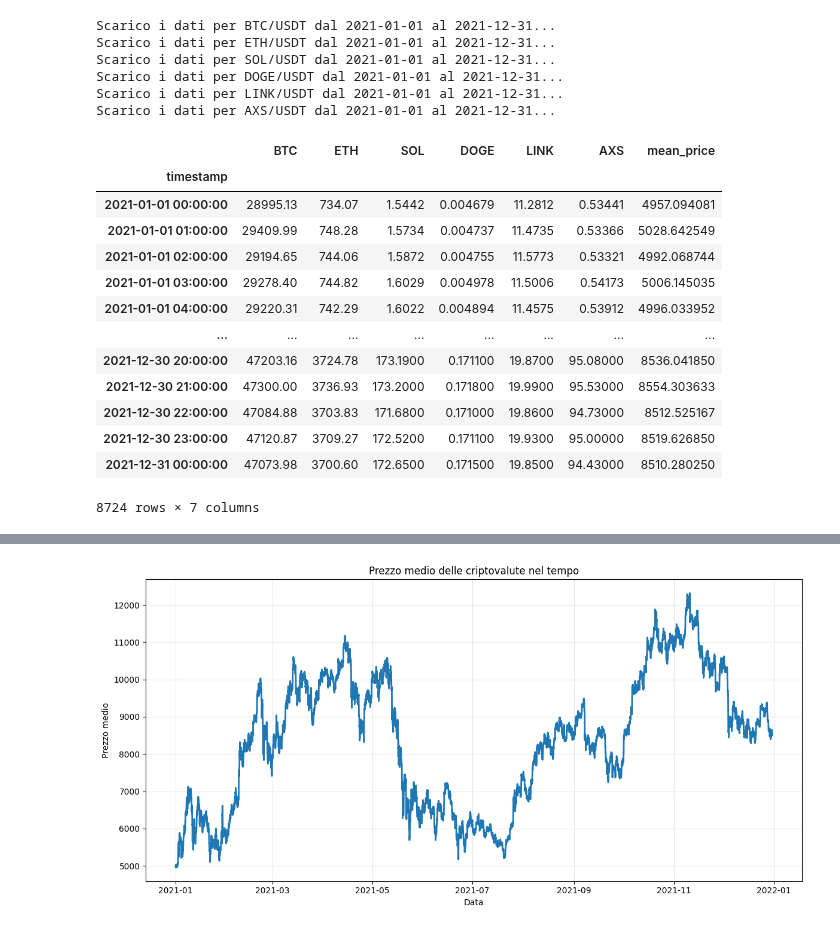
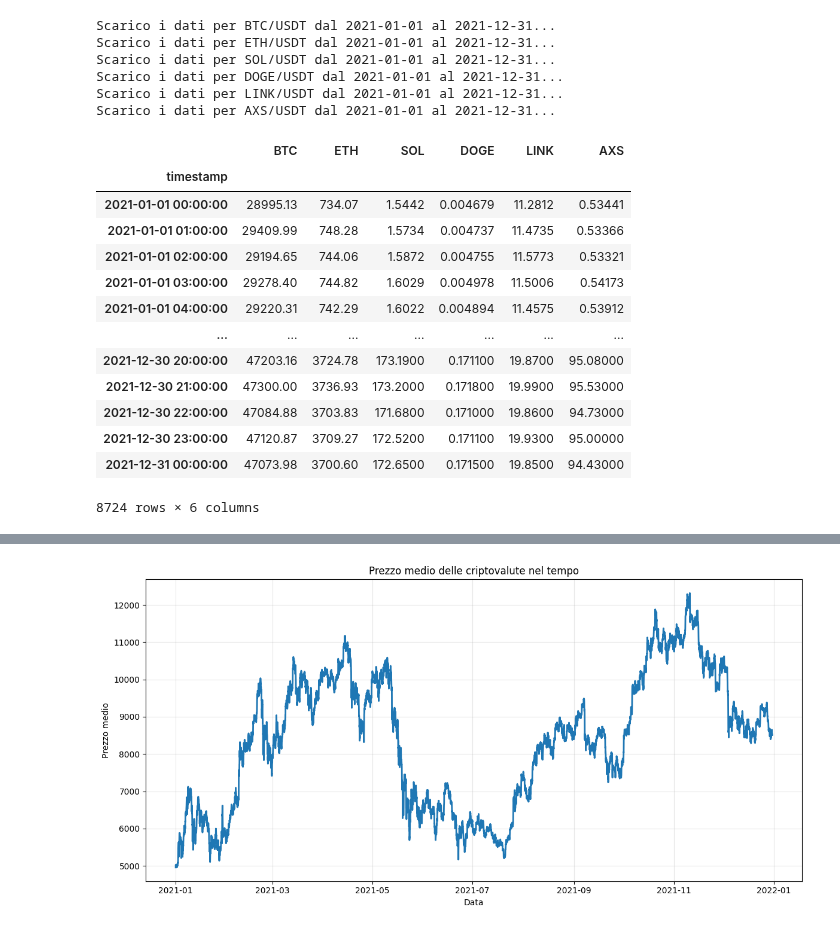
Before and after one commit to AleImbri/Crypto-strategies-simulations, a Jupyter notebook: Rotazione multi-asset con medie mobili.ipynb, the cells around one changed output, grey strips where cells are left out. Saved outputs shown, nothing was run; the diff lists cells and outputs as text; code cells hidden in the pictures.

```diff
--- a/Rotazione multi-asset con medie mobili.ipynb
+++ b/Rotazione multi-asset con medie mobili.ipynb
@@ -504,8 +844,11 @@ def simulate_trading_strategy(
 # %%
-initial_allocations = {'BTC': 1/6, 'ETH': 1/6, 'SOL': 1/6, 'DOGE': 1/6, 'LINK': 1/6, 'AXS': 1/6}
+initial_allocations = {'liquidity': 0, 'BTC': 1/6, 'ETH': 1/6, 'SOL': 1/6, 'DOGE': 1/6, 'LINK': 1/6, 'AXS': 1/6}
 # initial_allocations = {'SOL': 1/4, 'DOGE': 1/4, 'LINK': 1/4, 'SIDUS': 1/4}
+
+# crypto_names = ['DOGE', 'AXS']
+# initial_allocations = {crypto: 1/len(crypto_names) for crypto in crypto_names}
 # %%
-cryptos = list(initial_allocations.keys())  # Specifica le crypto
+cryptos = list(crypto for crypto in initial_allocations.keys() if crypto != 'liquidity')  # Specifica le crypto
 # %%
 timeframe_download = '1h'  # Specifica il timeframe ('1m', '5m', '1h', '1d', etc.)
 start_date = '2021-01-01'  # Data di inizio
@@ -524,26 +867,23 @@ Scarico i dati per AXS/USDT dal 2021-01-01 al 2021-12-31...
 # %%
 crypto_prices = pd.DataFrame()
 crypto_prices['timestamp'] = data_frames[cryptos[0]].index
 for crypto in cryptos:
     crypto_prices[crypto] = data_frames[crypto]['close'].values
 crypto_prices.set_index('timestamp', inplace=True)
 
-# Calcolo del prezzo medio
-crypto_prices['mean_price'] = crypto_prices.mean(axis=1)
-
 crypto_prices
 # %% [output]
-|  | BTC | ETH | SOL | DOGE | LINK | AXS | mean_price |
-| timestamp |  |  |  |  |  |  |  |
-| 2021-01-01 00:00:00 | 28995.13 | 734.07 | 1.5442 | 0.004679 | 11.2812 | 0.53441 | 4957.094081 |
-| 2021-01-01 01:00:00 | 29409.99 | 748.28 | 1.5734 | 0.004737 | 11.4735 | 0.53366 | 5028.642549 |
-| 2021-01-01 02:00:00 | 29194.65 | 744.06 | 1.5872 | 0.004755 | 11.5773 | 0.53321 | 4992.068744 |
-| 2021-01-01 03:00:00 | 29278.40 | 744.82 | 1.6029 | 0.004978 | 11.5006 | 0.54173 | 5006.145035 |
-| 2021-01-01 04:00:00 | 29220.31 | 742.29 | 1.6022 | 0.004894 | 11.4575 | 0.53912 | 4996.033952 |
-| ... | ... | ... | ... | ... | ... | ... | ... |
-| 2021-12-30 20:00:00 | 47203.16 | 3724.78 | 173.1900 | 0.171100 | 19.8700 | 95.08000 | 8536.041850 |
-| 2021-12-30 21:00:00 | 47300.00 | 3736.93 | 173.2000 | 0.171800 | 19.9900 | 95.53000 | 8554.303633 |
-| 2021-12-30 22:00:00 | 47084.88 | 3703.83 | 171.6800 | 0.171000 | 19.8600 | 94.73000 | 8512.525167 |
-| 2021-12-30 23:00:00 | 47120.87 | 3709.27 | 172.5200 | 0.171100 | 19.9300 | 95.00000 | 8519.626850 |
-| 2021-12-31 00:00:00 | 47073.98 | 3700.60 | 172.6500 | 0.171500 | 19.8500 | 94.43000 | 8510.280250 |
+|  | BTC | ETH | SOL | DOGE | LINK | AXS |
+| timestamp |  |  |  |  |  |  |
+| 2021-01-01 00:00:00 | 28995.13 | 734.07 | 1.5442 | 0.004679 | 11.2812 | 0.53441 |
+| 2021-01-01 01:00:00 | 29409.99 | 748.28 | 1.5734 | 0.004737 | 11.4735 | 0.53366 |
+| 2021-01-01 02:00:00 | 29194.65 | 744.06 | 1.5872 | 0.004755 | 11.5773 | 0.53321 |
+| 2021-01-01 03:00:00 | 29278.40 | 744.82 | 1.6029 | 0.004978 | 11.5006 | 0.54173 |
+| 2021-01-01 04:00:00 | 29220.31 | 742.29 | 1.6022 | 0.004894 | 11.4575 | 0.53912 |
+| ... | ... | ... | ... | ... | ... | ... |
+| 2021-12-30 20:00:00 | 47203.16 | 3724.78 | 173.1900 | 0.171100 | 19.8700 | 95.08000 |
+| 2021-12-30 21:00:00 | 47300.00 | 3736.93 | 173.2000 | 0.171800 | 19.9900 | 95.53000 |
+| 2021-12-30 22:00:00 | 47084.88 | 3703.83 | 171.6800 | 0.171000 | 19.8600 | 94.73000 |
+| 2021-12-30 23:00:00 | 47120.87 | 3709.27 | 172.5200 | 0.171100 | 19.9300 | 95.00000 |
+| 2021-12-31 00:00:00 | 47073.98 | 3700.60 | 172.6500 | 0.171500 | 19.8500 | 94.43000 |
-8724 rows × 7 columns
+8724 rows × 6 columns
```
Also changed, not shown: parts of 43 cells of this notebook, 1 other file.
